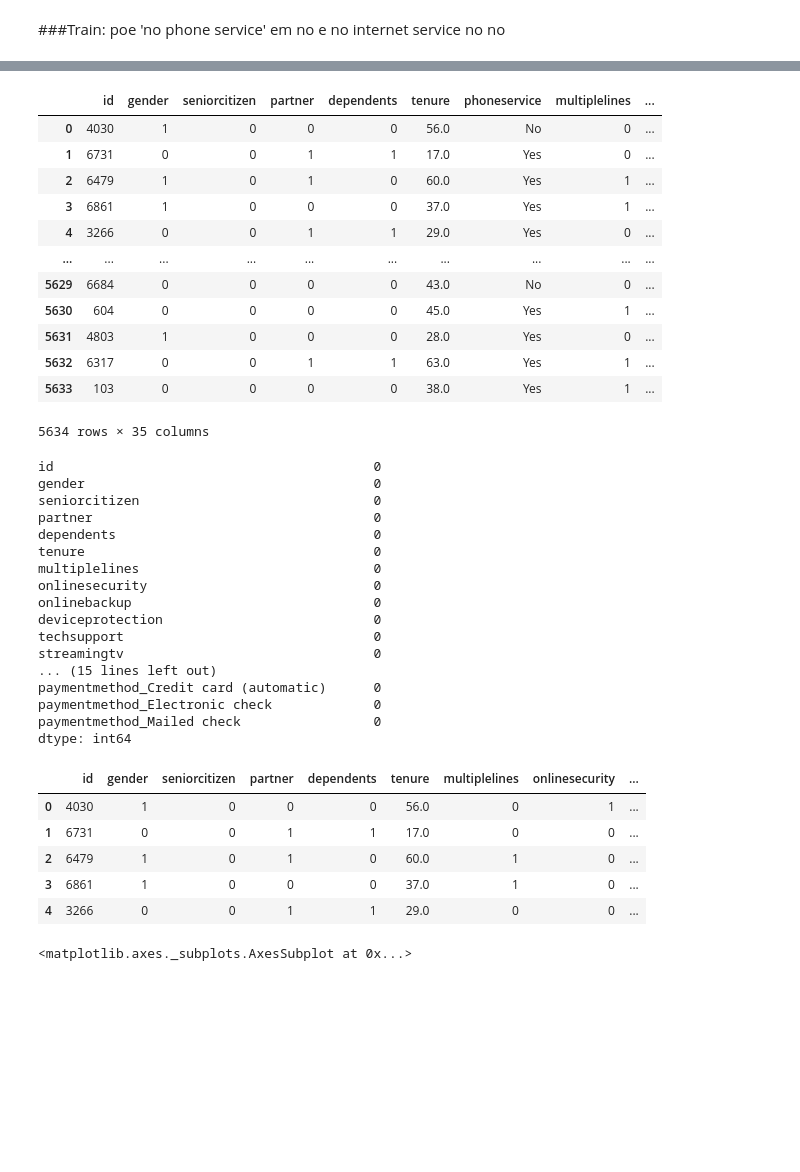
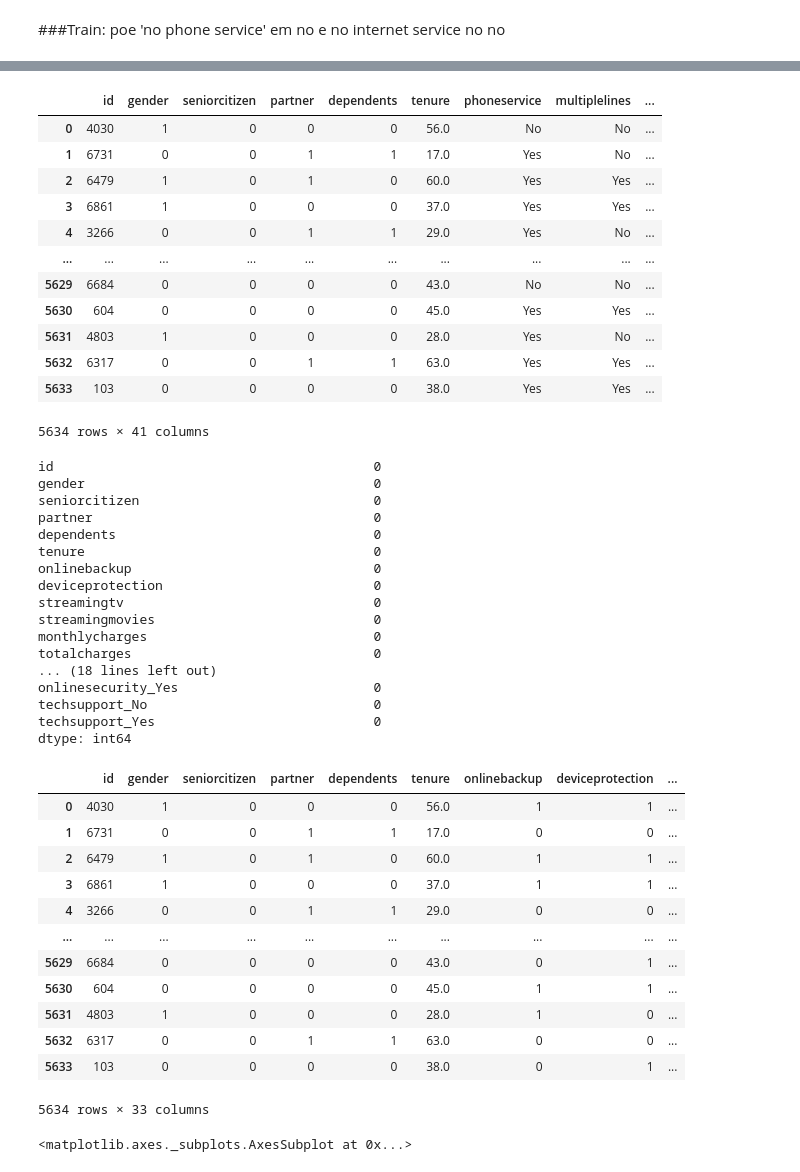
Before and after one commit to jjefferson2006/DSWP_JJ_altera, a Jupyter notebook: desafio_analise_5_ordenado.ipynb, the cells around one changed output, grey strips where cells are left out. Drawn from its saved outputs; the diff is of its cells as text; code cells hidden in the pictures; blank space fills up the shorter version.

```diff
--- a/desafio_analise_5_ordenado.ipynb
+++ b/desafio_analise_5_ordenado.ipynb
@@ -338,7 +338,7 @@ Name: paymentmethod, dtype: int64
 # %% [markdown]
 ###train: pay depent
 # %%
-df_churn_train['paymentmethod'].fillna('Mailed check', inplace=True)
+df_churn_train['paymentmethod'].fillna('Electronic check', inplace=True)
 df_churn_train['dependents'].fillna('No', inplace=True)
 # %%
 df_churn_train['totalcharges'] = df_churn_train['totalcharges'].str.replace(',', '.')
@@ -425,11 +429,11 @@ df_churn_train.gender.replace(['Female', 'Male'], [1, 0], inplace=True)
 df_churn_train.partner.replace(['Yes', 'No'], [1, 0], inplace=True)
 df_churn_train.dependents.replace(['Yes', 'No'], [1, 0], inplace=True)
 # %%
-df_churn_train.multiplelines.replace(['No', 'Yes'], [0,1], inplace=True)
-df_churn_train.onlinesecurity.replace(['No', 'Yes'], [0,1], inplace=True)
+#df_churn_train.multiplelines.replace(['No', 'Yes'], [0,1], inplace=True)
+#df_churn_train.onlinesecurity.replace(['No', 'Yes'], [0,1], inplace=True)
 df_churn_train.onlinebackup.replace(['No', 'Yes'], [0,1], inplace=True)
 df_churn_train.deviceprotection.replace(['No', 'Yes'], [0,1], inplace=True)
-df_churn_train.techsupport.replace(['No', 'Yes'], [0,1], inplace=True)
+#df_churn_train.techsupport.replace(['No', 'Yes'], [0,1], inplace=True)
 df_churn_train.streamingtv.replace(['No', 'Yes'], [0,1], inplace=True)
 df_churn_train.streamingmovies.replace(['No', 'Yes'], [0,1], inplace=True)
 # %%
@@ -444,5 +448,5 @@ df_churn_train.head()
 # %%
-dummy_tr=pd.get_dummies(df_churn_train[['phoneservice','internetservice','contract','paperlessbilling','paymentmethod']])
+dummy_tr=pd.get_dummies(df_churn_train[['phoneservice','internetservice','contract','paperlessbilling','paymentmethod','multiplelines', 'onlinesecurity', 'techsupport']])
 dummy_tr
 # %% [output]
 |  | phoneservice_No | phoneservice_Yes | internetservice_DSL | internetservice_Fiber optic | internetservice_No | ... |
@@ -463,20 +467,20 @@ df_train_dumy=pd.concat([df_churn_train,dummy_tr],axis=1)
 df_train_dumy
 # %% [output]
 |  | id | gender | seniorcitizen | partner | dependents | tenure | phoneservice | multiplelines | ... |
-| 0 | 4030 | 1 | 0 | 0 | 0 | 56.0 | No | 0 | ... |
-| 1 | 6731 | 0 | 0 | 1 | 1 | 17.0 | Yes | 0 | ... |
-| 2 | 6479 | 1 | 0 | 1 | 0 | 60.0 | Yes | 1 | ... |
-| 3 | 6861 | 1 | 0 | 0 | 0 | 37.0 | Yes | 1 | ... |
-| 4 | 3266 | 0 | 0 | 1 | 1 | 29.0 | Yes | 0 | ... |
+| 0 | 4030 | 1 | 0 | 0 | 0 | 56.0 | No | No | ... |
+| 1 | 6731 | 0 | 0 | 1 | 1 | 17.0 | Yes | No | ... |
+| 2 | 6479 | 1 | 0 | 1 | 0 | 60.0 | Yes | Yes | ... |
+| 3 | 6861 | 1 | 0 | 0 | 0 | 37.0 | Yes | Yes | ... |
+| 4 | 3266 | 0 | 0 | 1 | 1 | 29.0 | Yes | No | ... |
 | ... | ... | ... | ... | ... | ... | ... | ... | ... | ... |
-| 5629 | 6684 | 0 | 0 | 0 | 0 | 43.0 | No | 0 | ... |
-| 5630 | 604 | 0 | 0 | 0 | 0 | 45.0 | Yes | 1 | ... |
-| 5631 | 4803 | 1 | 0 | 0 | 0 | 28.0 | Yes | 0 | ... |
-| 5632 | 6317 | 0 | 0 | 1 | 1 | 63.0 | Yes | 1 | ... |
-| 5633 | 103 | 0 | 0 | 0 | 0 | 38.0 | Yes | 1 | ... |
+| 5629 | 6684 | 0 | 0 | 0 | 0 | 43.0 | No | No | ... |
+| 5630 | 604 | 0 | 0 | 0 | 0 | 45.0 | Yes | Yes | ... |
+| 5631 | 4803 | 1 | 0 | 0 | 0 | 28.0 | Yes | No | ... |
+| 5632 | 6317 | 0 | 0 | 1 | 1 | 63.0 | Yes | Yes | ... |
+| 5633 | 103 | 0 | 0 | 0 | 0 | 38.0 | Yes | Yes | ... |
-5634 rows × 35 columns
+5634 rows × 41 columns
 # %%
-df_train_dumy.drop(columns=['phoneservice','internetservice','contract','paperlessbilling','paymentmethod'], inplace = True)
+df_train_dumy.drop(columns=['phoneservice','internetservice','contract','paperlessbilling','paymentmethod', 'onlinesecurity', 'multiplelines', 'techsupport'], inplace = True)
 # %%
 df_train_dumy.isna().sum()
 # %% [output]
@@ -486,26 +490,33 @@ seniorcitizen                              0
 partner                                    0
 dependents                                 0
 tenure                                     0
-multiplelines                              0
-onlinesecurity                             0
 onlinebackup                               0
 deviceprotection                           0
-techsupport                                0
 streamingtv                                0
-... (15 lines left out)
-paymentmethod_Credit card (automatic)      0
-paymentmethod_Electronic check             0
-paymentmethod_Mailed check                 0
+streamingmovies                            0
+monthlycharges                             0
+totalcharges                               0
+... (18 lines left out)
+onlinesecurity_Yes                         0
+techsupport_No                             0
+techsupport_Yes                            0
 dtype: int64
 # %%
-df_train_dumy.head()
+df_train_dumy
 # %% [output]
-|  | id | gender | seniorcitizen | partner | dependents | tenure | multiplelines | onlinesecurity | ... |
-| 0 | 4030 | 1 | 0 | 0 | 0 | 56.0 | 0 | 1 | ... |
+|  | id | gender | seniorcitizen | partner | dependents | tenure | onlinebackup | deviceprotection | ... |
+| 0 | 4030 | 1 | 0 | 0 | 0 | 56.0 | 1 | 1 | ... |
 | 1 | 6731 | 0 | 0 | 1 | 1 | 17.0 | 0 | 0 | ... |
-| 2 | 6479 | 1 | 0 | 1 | 0 | 60.0 | 1 | 0 | ... |
-| 3 | 6861 | 1 | 0 | 0 | 0 | 37.0 | 1 | 0 | ... |
+| 2 | 6479 | 1 | 0 | 1 | 0 | 60.0 | 1 | 1 | ... |
+| 3 | 6861 | 1 | 0 | 0 | 0 | 37.0 | 1 | 1 | ... |
 | 4 | 3266 | 0 | 0 | 1 | 1 | 29.0 | 0 | 0 | ... |
+| ... | ... | ... | ... | ... | ... | ... | ... | ... | ... |
+| 5629 | 6684 | 0 | 0 | 0 | 0 | 43.0 | 0 | 1 | ... |
+| 5630 | 604 | 0 | 0 | 0 | 0 | 45.0 | 1 | 1 | ... |
+| 5631 | 4803 | 1 | 0 | 0 | 0 | 28.0 | 1 | 0 | ... |
+| 5632 | 6317 | 0 | 0 | 1 | 1 | 63.0 | 0 | 0 | ... |
+| 5633 | 103 | 0 | 0 | 0 | 0 | 38.0 | 0 | 1 | ... |
+5634 rows × 33 columns
 # %%
 df_train_dumy[['tenure']].plot(kind = 'box',showmeans = True, meanline = True,
                       grid = True, figsize = (12,8),vert = False)
```
Also changed, not shown: parts of 67 cells of this notebook.
